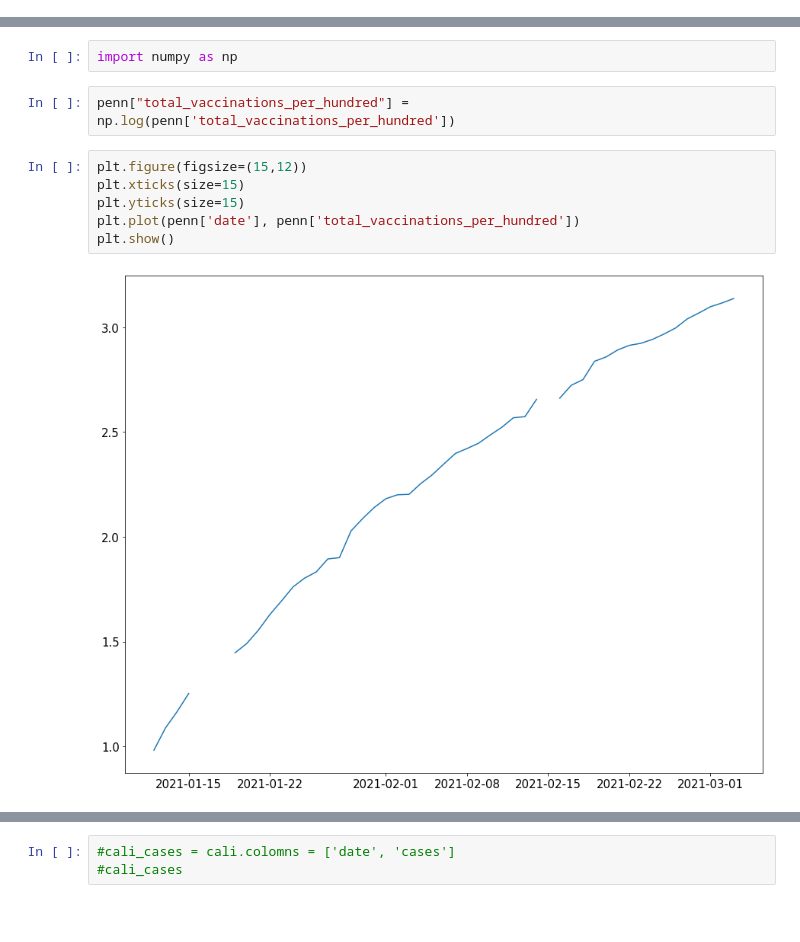
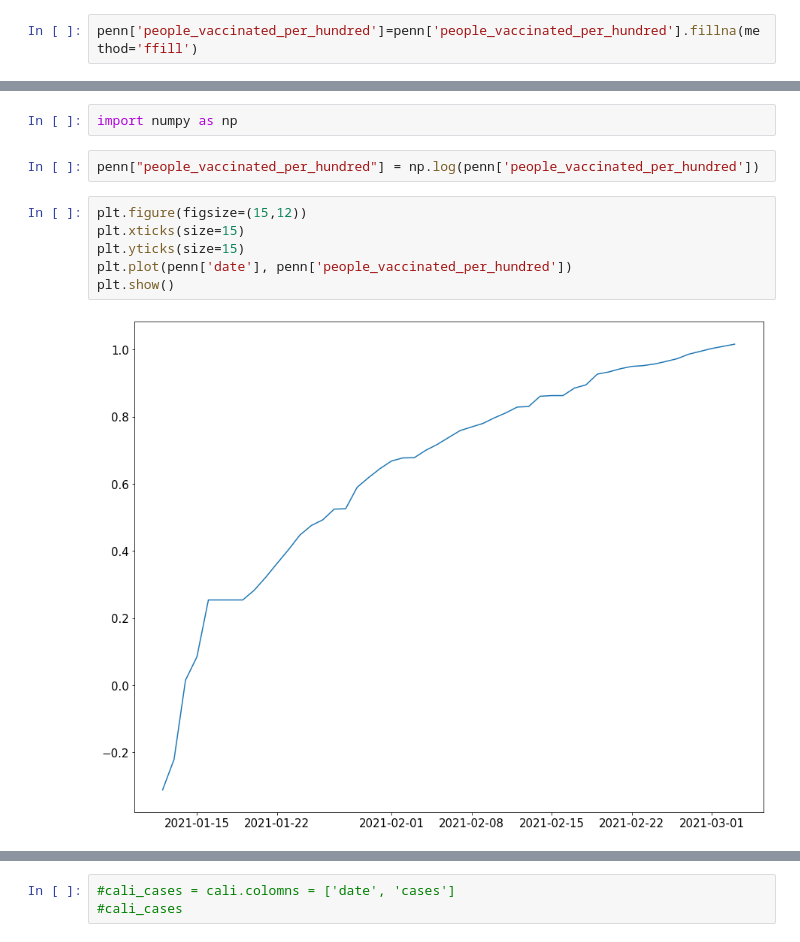
Before and after one commit to Marcellisv/Final_Projec, a Jupyter notebook: model/Time_Series_Model.ipynb, the cells around one changed output, grey strips where cells are left out. Drawn from its saved outputs; the diff is of its cells as text; blank space fills up the shorter version.

```diff
--- a/model/Time_Series_Model.ipynb
+++ b/model/Time_Series_Model.ipynb
@@ -207,0 +216,2 @@ penn
+# %%
+penn['people_vaccinated_per_hundred']=penn['people_vaccinated_per_hundred'].fillna(method='ffill')
@@ -216,13 +247,13 @@ plt.show()
 # %%
 import numpy as np
 # %%
-penn["total_vaccinations_per_hundred"] = np.log(penn['total_vaccinations_per_hundred'])
+penn["people_vaccinated_per_hundred"] = np.log(penn['people_vaccinated_per_hundred'])
 # %%
 plt.figure(figsize=(15,12))
 plt.xticks(size=15)
 plt.yticks(size=15)
-plt.plot(penn['date'], penn['total_vaccinations_per_hundred'])
+plt.plot(penn['date'], penn['people_vaccinated_per_hundred'])
 plt.show()
 # %% [output]
-[figure, old version]
+[figure, new version]
 # %%
```
Also changed, not shown: parts of 30 cells of this notebook, 1 other file.
